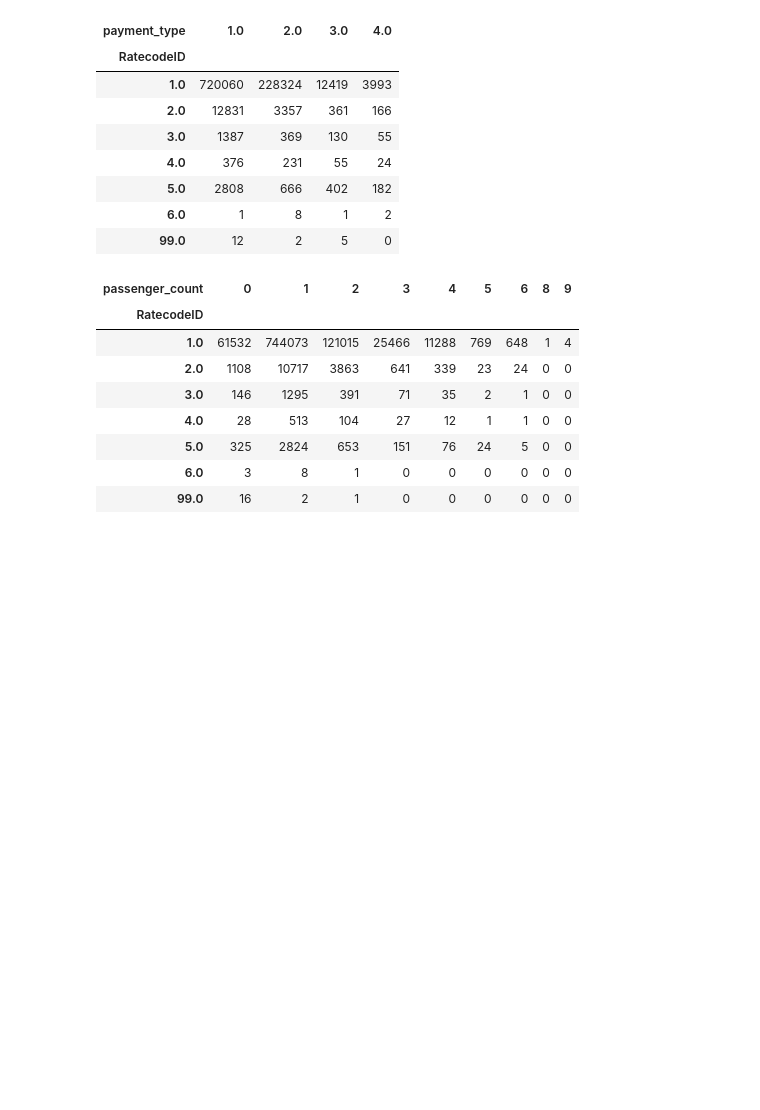
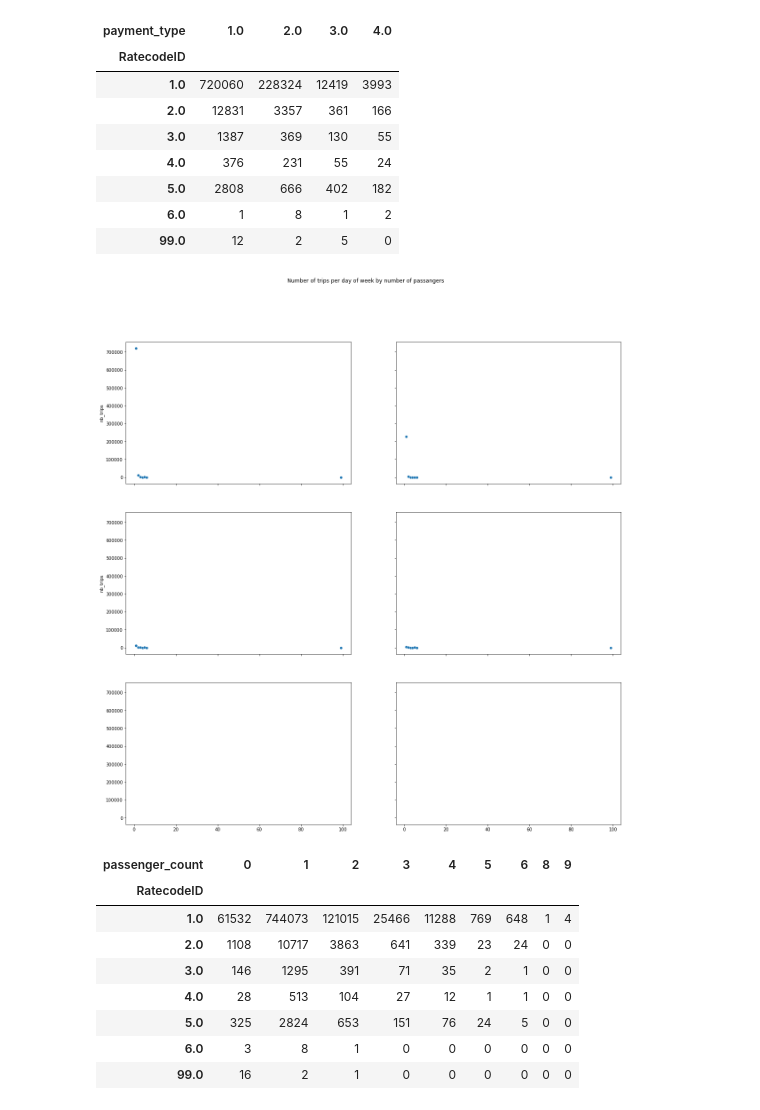
Before and after one commit to Julianna-szabo/Python_Final_Project, a Jupyter notebook: Viki.ipynb, the cells around one changed output. Saved outputs shown, nothing was run; the diff lists cells and outputs as text; code cells hidden in the pictures; blank space fills up the shorter version.

```diff
--- a/Viki.ipynb
+++ b/Viki.ipynb
@@ -360,8 +371,8 @@ plt.show()
 # %%
 fare_type_vs_payment_type = march.groupby(['RatecodeID', 'payment_type']).size().reset_index()
 fare_type_vs_payment_type.columns=['RatecodeID','payment_type','nb_trips']
-fare_type_vs_payment_type = fare_type_vs_payment_type.pivot(index='RatecodeID', columns='payment_type', values='nb_trips')
-fare_type_vs_payment_type
+fare_type_vs_payment_type_pivot = fare_type_vs_payment_type.pivot(index='RatecodeID', columns='payment_type', values='nb_trips')
+fare_type_vs_payment_type_pivot
 # %% [output]
 | payment_type | 1.0 | 2.0 | 3.0 | 4.0 |
 | RatecodeID |  |  |  |  |
@@ -372,6 +383,20 @@ fare_type_vs_payment_type
 | 5.0 | 2808 | 666 | 402 | 182 |
 | 6.0 | 1 | 8 | 1 | 2 |
 | 99.0 | 12 | 2 | 5 | 0 |
+# %%
+payment_type = [1.0, 2.0, 3.0, 4.0]
+
+fig, axes = plt.subplots(nrows=len(payment_type)//2+1, ncols=2, sharex = True, sharey = True,
+                         figsize=(20,20))
+fig.suptitle('Number of trips per day of week by number of passangers')
+i = 0
+for payment in payment_type:
+    sns.scatterplot(data = fare_type_vs_payment_type[fare_type_vs_payment_type['payment_type'] == payment],
+                 x = 'RatecodeID', y = 'nb_trips', ax=axes[i//2, i%2],)
+    i += 1
+plt.show()
+# %% [output]
+[figure, added]
 # %%
 fare_type_vs_pass_count = march.groupby(['RatecodeID', 'passenger_count']).size().reset_index()
 fare_type_vs_pass_count.columns=['RatecodeID','passenger_count','nb_trips']
```
Also changed, not shown: parts of 18 cells of this notebook.
